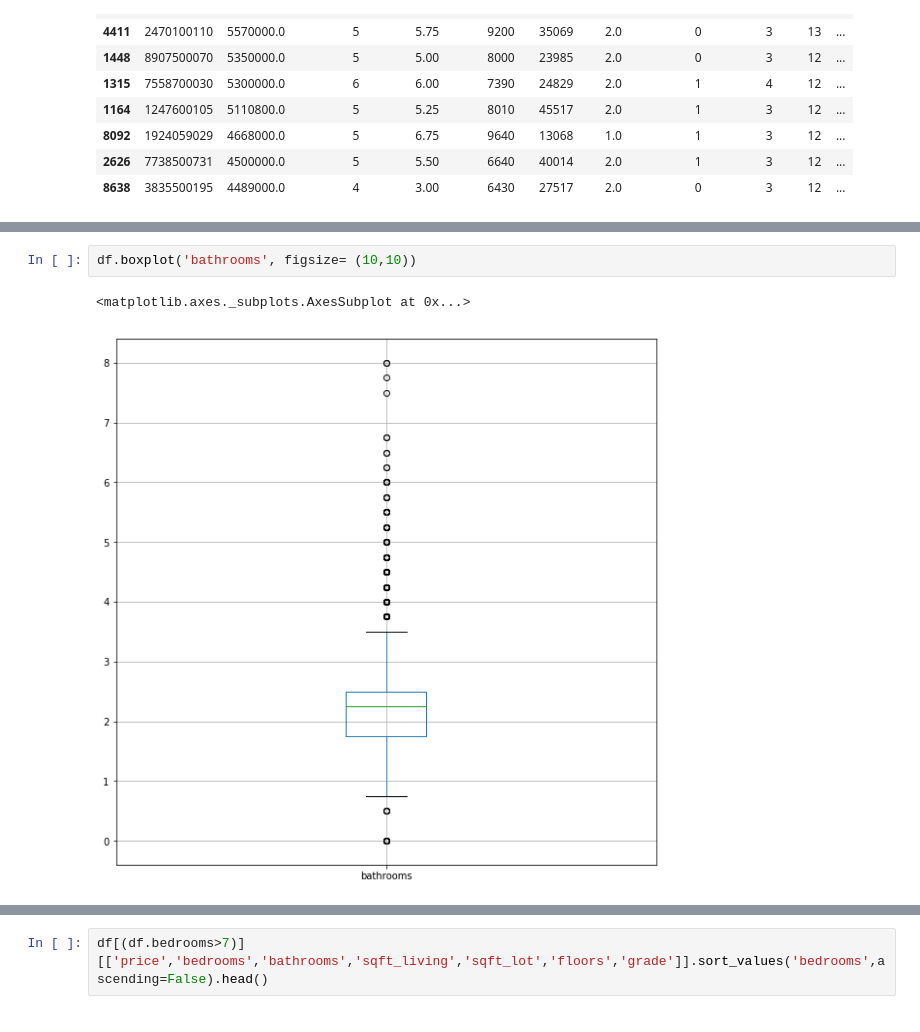
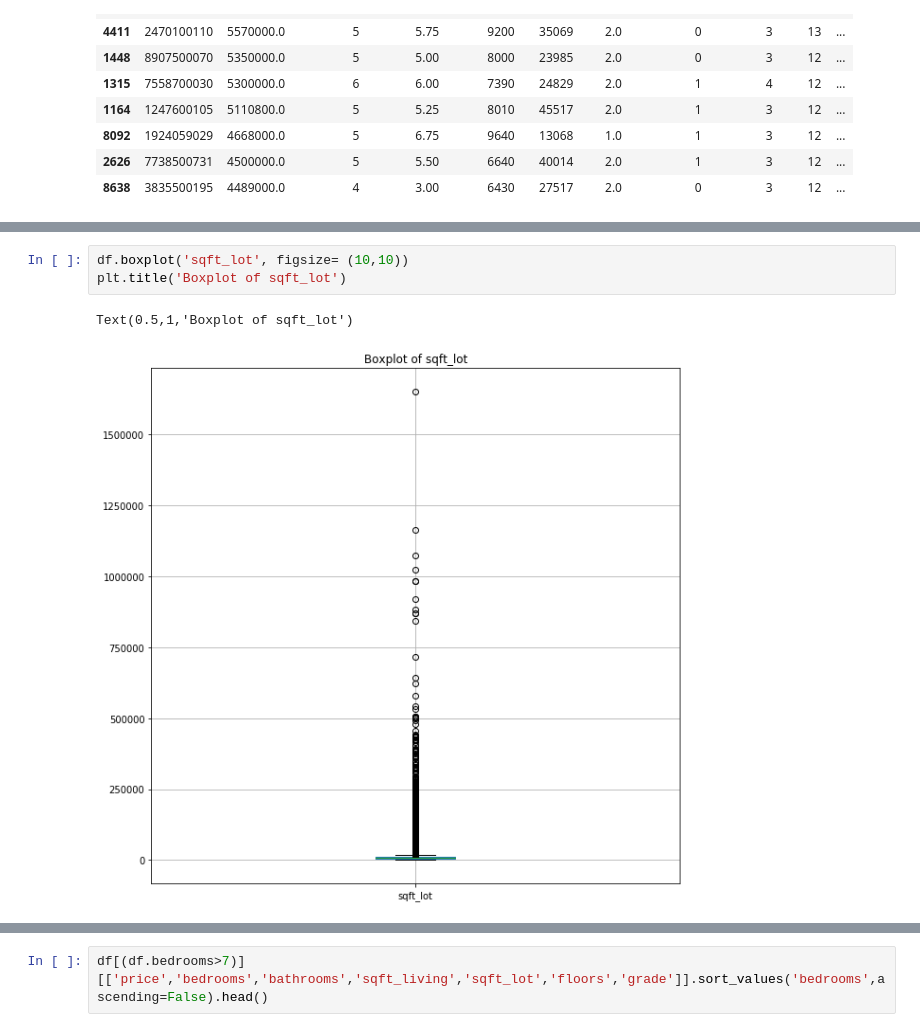
Before and after one commit to sherpalakpa1/PredictHousePrice, a Jupyter notebook: PredictHousePrice.ipynb, the cells around one changed output, grey strips where cells are left out. Drawn from its saved outputs; the diff is of its cells as text.

```diff
--- a/PredictHousePrice.ipynb
+++ b/PredictHousePrice.ipynb
@@ -117,6 +137,7 @@ df.boxplot('bedrooms', figsize= (10,10))
 # %%
-df.boxplot('bathrooms', figsize= (10,10))
+df.boxplot('sqft_lot', figsize= (10,10))
+plt.title('Boxplot of sqft_lot')
 # %% [output]
-<matplotlib.axes._subplots.AxesSubplot at 0x...>
+Text(0.5,1,'Boxplot of sqft_lot')
-[figure, old version]
+[figure, new version]
 # %%
```
Also changed, not shown: parts of 33 cells of this notebook, 46 other files.
